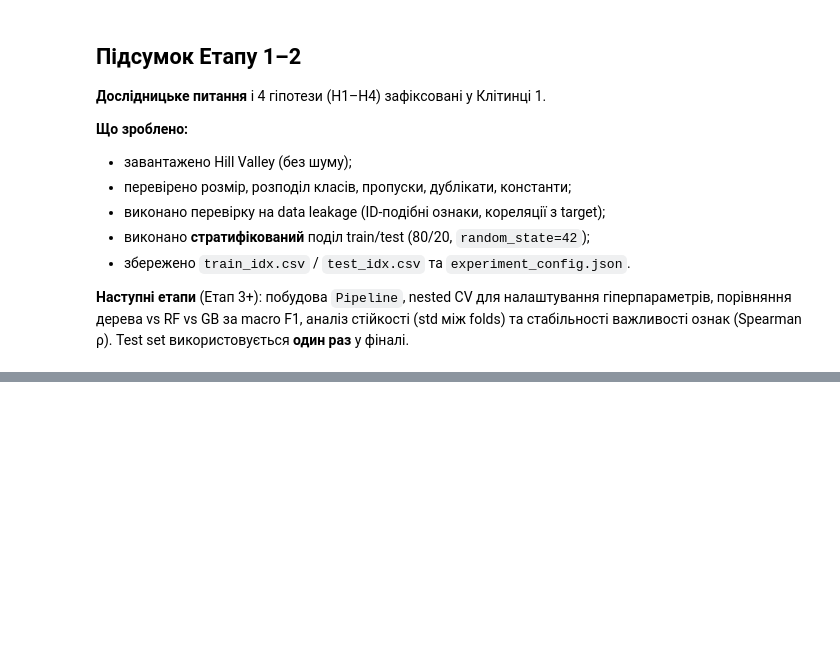
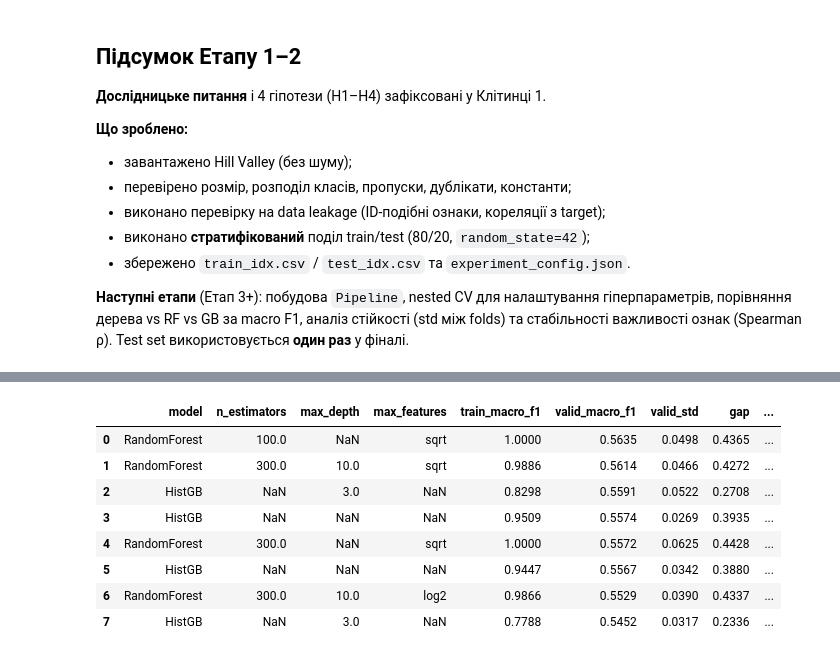
Before and after one commit to Yaroslav071315/machine-learning-course-volovnyk, a Jupyter notebook: lab04/notebook/lab04.ipynb, the cells around one changed output, grey strips where cells are left out. Drawn from its saved outputs; the diff is of its cells as text; code cells hidden in the pictures; blank space fills up the shorter version.

```diff
--- a/lab04/notebook/lab04.ipynb
+++ b/lab04/notebook/lab04.ipynb
@@ -216,0 +422,42 @@ OK: поділ коректний, train і test не перетинаються
+# %%
+from sklearn.ensemble import RandomForestClassifier, HistGradientBoostingClassifier
+
+rf_grid = [
+    dict(n_estimators=100, max_depth=None, max_features="sqrt"),
+    dict(n_estimators=300, max_depth=None, max_features="sqrt"),
+    dict(n_estimators=300, max_depth=10,   max_features="sqrt"),
+    dict(n_estimators=300, max_depth=10,   max_features="log2"),
+]
+
+gb_grid = [
+    dict(max_iter=100, learning_rate=0.10, max_depth=3),
+    dict(max_iter=300, learning_rate=0.05, max_depth=3),
+    dict(max_iter=200, learning_rate=0.10, max_leaf_nodes=15),
+    dict(max_iter=300, learning_rate=0.05, max_leaf_nodes=31),
+]
+
+def evaluate_grid(grid, model_cls, name):
+    out = []
+    for params in grid:
+        est = model_cls(random_state=RANDOM_STATE, **params)
+        s = cv_summary(est, X_train, y_train)
+        out.append({"model": name, **params, **s})
+    return out
+
+ensemble_rows = (evaluate_grid(rf_grid, RandomForestClassifier, "RandomForest")
+                 + evaluate_grid(gb_grid, HistGradientBoostingClassifier, "HistGB"))
+
+ens_results = (pd.DataFrame(ensemble_rows)
+               .sort_values("valid_macro_f1", ascending=False)
+               .reset_index(drop=True))
+ens_results.drop(columns=["fit_time"]).round(4)
+# %% [output]
+|  | model | n_estimators | max_depth | max_features | train_macro_f1 | valid_macro_f1 | valid_std | gap | ... |
+| 0 | RandomForest | 100.0 | NaN | sqrt | 1.0000 | 0.5635 | 0.0498 | 0.4365 | ... |
+| 1 | RandomForest | 300.0 | 10.0 | sqrt | 0.9886 | 0.5614 | 0.0466 | 0.4272 | ... |
+| 2 | HistGB | NaN | 3.0 | NaN | 0.8298 | 0.5591 | 0.0522 | 0.2708 | ... |
+| 3 | HistGB | NaN | NaN | NaN | 0.9509 | 0.5574 | 0.0269 | 0.3935 | ... |
+| 4 | RandomForest | 300.0 | NaN | sqrt | 1.0000 | 0.5572 | 0.0625 | 0.4428 | ... |
+| 5 | HistGB | NaN | NaN | NaN | 0.9447 | 0.5567 | 0.0342 | 0.3880 | ... |
+| 6 | RandomForest | 300.0 | 10.0 | log2 | 0.9866 | 0.5529 | 0.0390 | 0.4337 | ... |
+| 7 | HistGB | NaN | 3.0 | NaN | 0.7788 | 0.5452 | 0.0317 | 0.2336 | ... |
```
Also changed, not shown: parts of 5 cells of this notebook, 1 other file.
